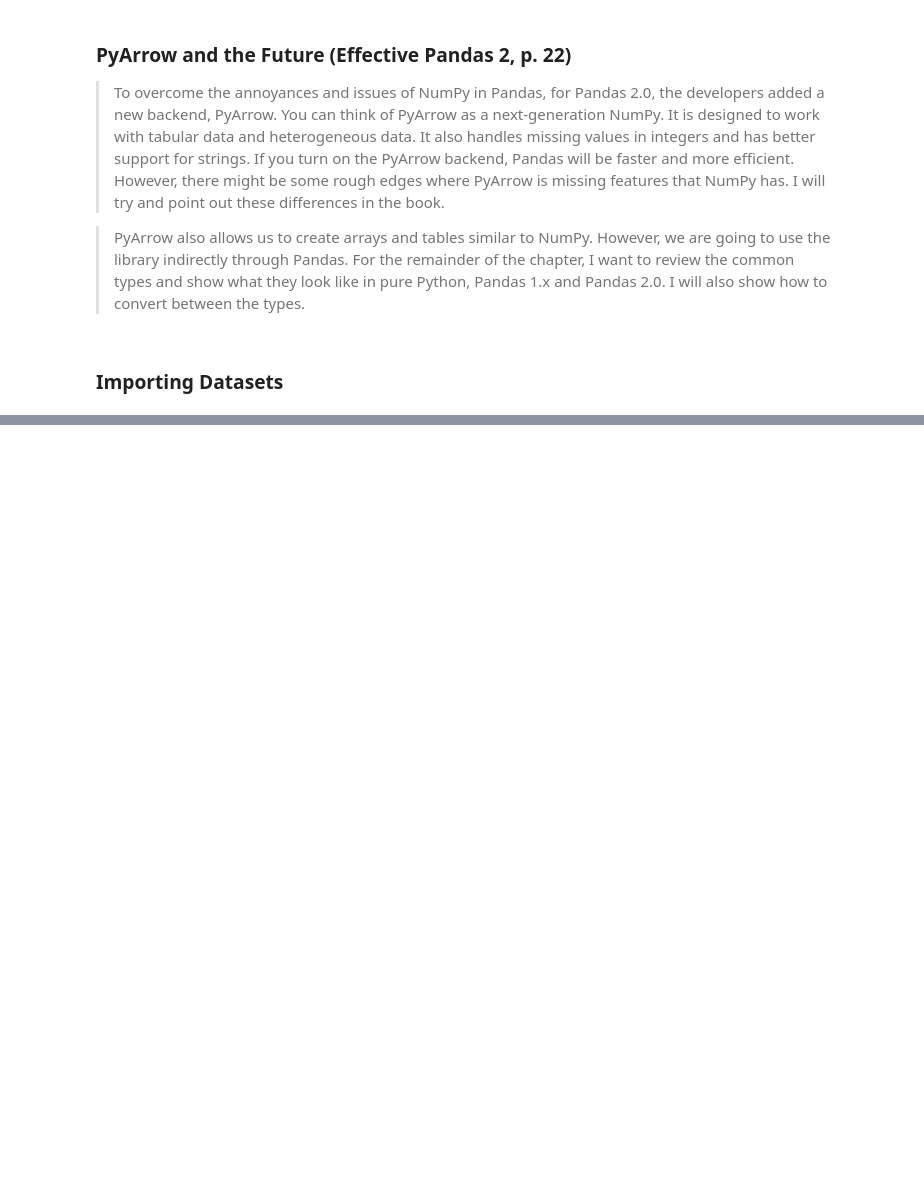
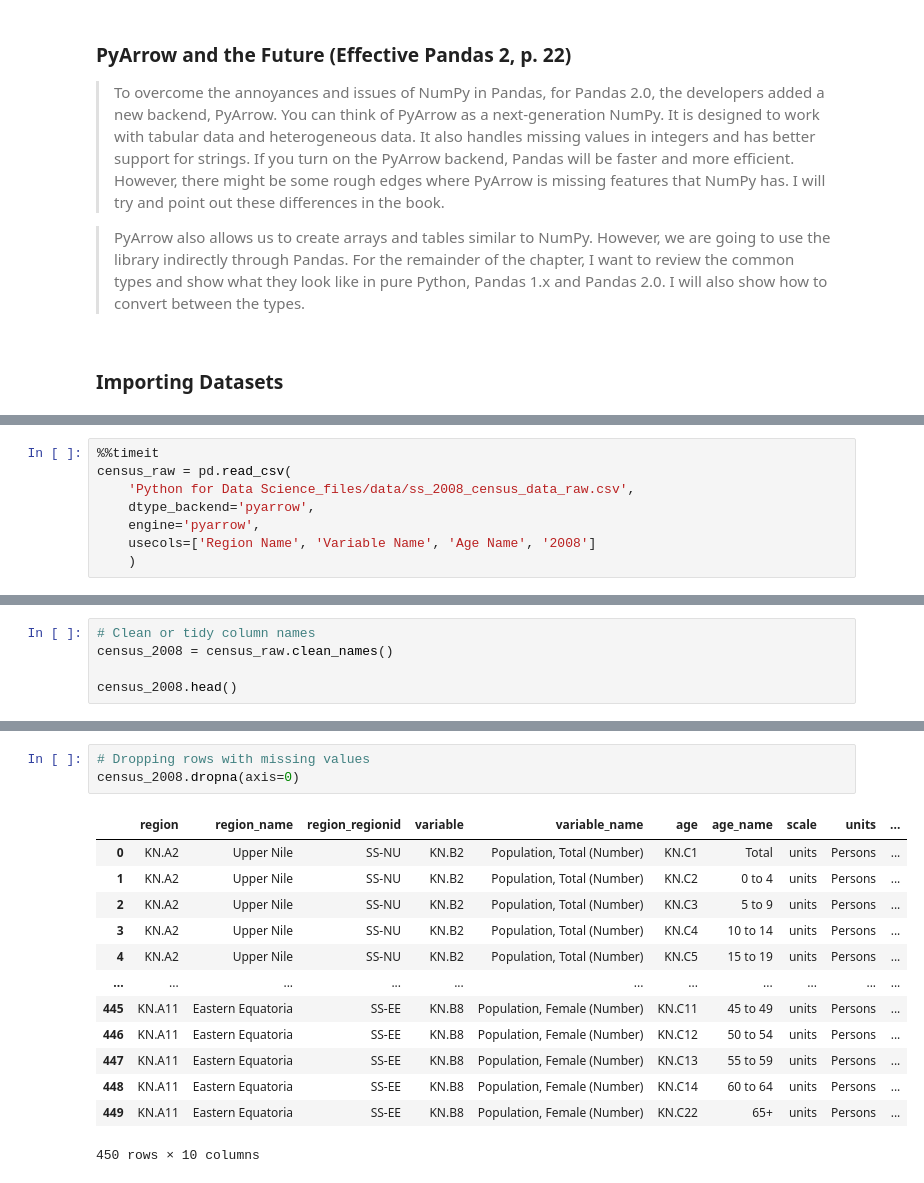
Before and after one commit to tongakuot/python4ds, a Jupyter notebook: module-02.ipynb, the cells around one changed output, grey strips where cells are left out. Drawn from its saved outputs; the diff is of its cells as text; blank space fills up the shorter version.

```diff
--- a/module-02.ipynb
+++ b/module-02.ipynb
@@ -354,0 +332,8 @@ census_df = census_df[]
+# %%
+%%timeit
+census_raw = pd.read_csv(
+    'Python for Data Science_files/data/ss_2008_census_data_raw.csv',
+    dtype_backend='pyarrow',
+    engine='pyarrow',
+    usecols=['Region Name', 'Variable Name', 'Age Name', '2008']
+    )
@@ -354,0 +414,5 @@ census_df = census_df[]
+# %%
+# Clean or tidy column names
+census_2008 = census_raw.clean_names()
+
+census_2008.head()
@@ -354,0 +476,17 @@ census_df = census_df[]
+# %%
+# Dropping rows with missing values
+census_2008.dropna(axis=0)
+# %% [output]
+|  | region | region_name | region_regionid | variable | variable_name | age | age_name | scale | units | ... |
+| 0 | KN.A2 | Upper Nile | SS-NU | KN.B2 | Population, Total (Number) | KN.C1 | Total | units | Persons | ... |
+| 1 | KN.A2 | Upper Nile | SS-NU | KN.B2 | Population, Total (Number) | KN.C2 | 0 to 4 | units | Persons | ... |
+| 2 | KN.A2 | Upper Nile | SS-NU | KN.B2 | Population, Total (Number) | KN.C3 | 5 to 9 | units | Persons | ... |
+| 3 | KN.A2 | Upper Nile | SS-NU | KN.B2 | Population, Total (Number) | KN.C4 | 10 to 14 | units | Persons | ... |
+| 4 | KN.A2 | Upper Nile | SS-NU | KN.B2 | Population, Total (Number) | KN.C5 | 15 to 19 | units | Persons | ... |
+| ... | ... | ... | ... | ... | ... | ... | ... | ... | ... | ... |
+| 445 | KN.A11 | Eastern Equatoria | SS-EE | KN.B8 | Population, Female (Number) | KN.C11 | 45 to 49 | units | Persons | ... |
+| 446 | KN.A11 | Eastern Equatoria | SS-EE | KN.B8 | Population, Female (Number) | KN.C12 | 50 to 54 | units | Persons | ... |
+| 447 | KN.A11 | Eastern Equatoria | SS-EE | KN.B8 | Population, Female (Number) | KN.C13 | 55 to 59 | units | Persons | ... |
+| 448 | KN.A11 | Eastern Equatoria | SS-EE | KN.B8 | Population, Female (Number) | KN.C14 | 60 to 64 | units | Persons | ... |
+| 449 | KN.A11 | Eastern Equatoria | SS-EE | KN.B8 | Population, Female (Number) | KN.C22 | 65+ | units | Persons | ... |
+450 rows × 10 columns
```
Also changed, not shown: parts of 29 cells of this notebook, 1 other file.
